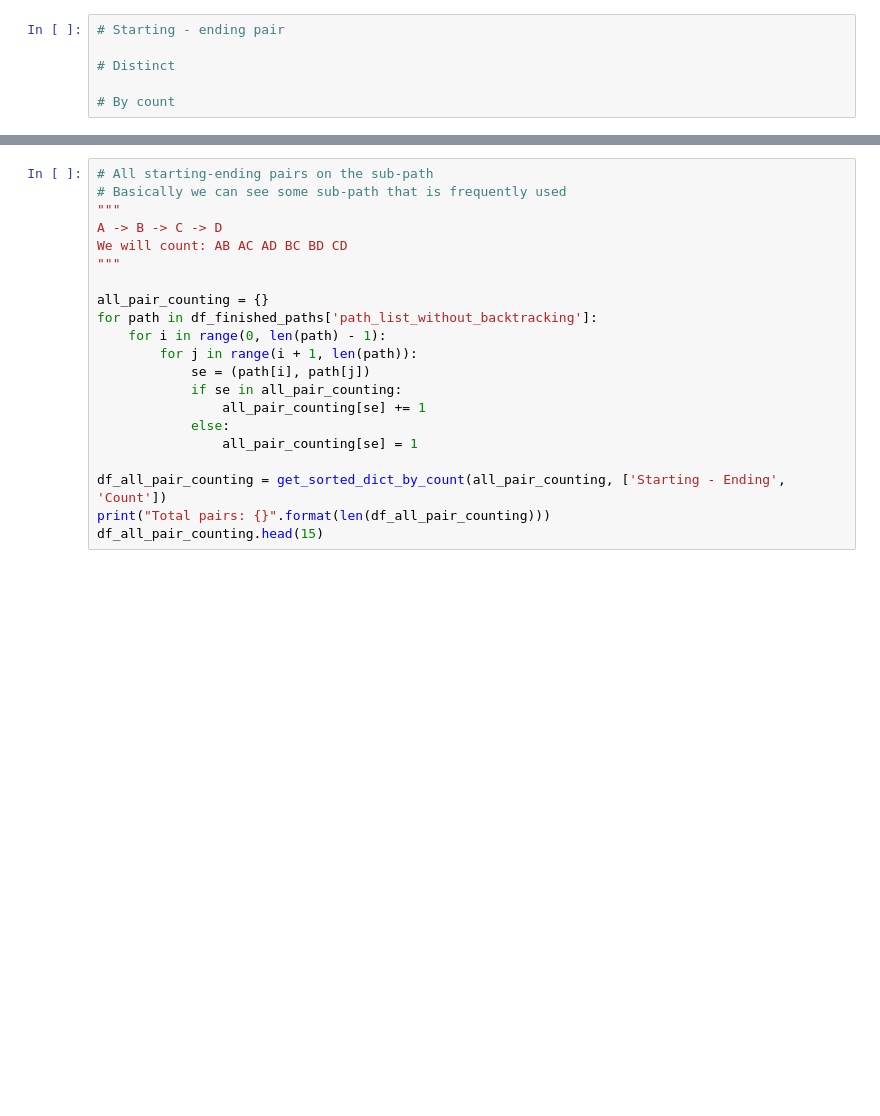
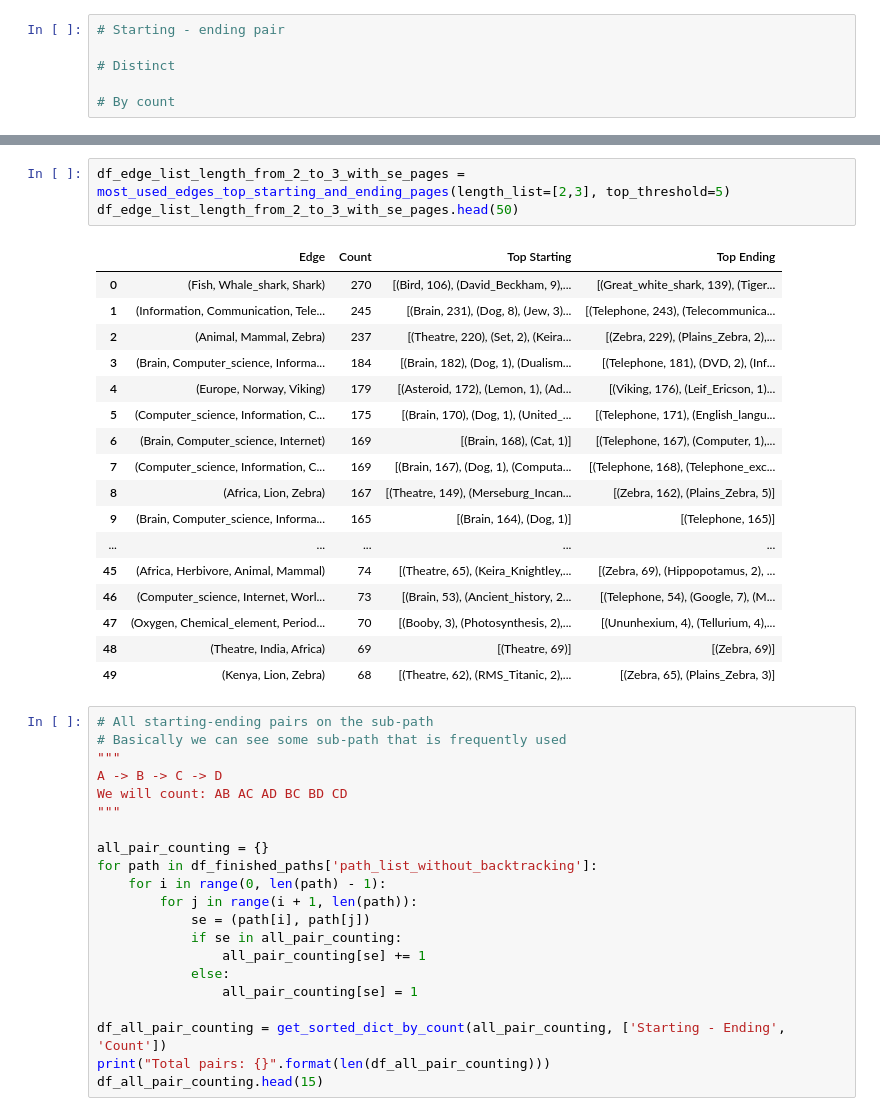
Before and after one commit to epfl-ada/ada-2022-project-hltw, a Jupyter notebook: P2.ipynb, the cells around one changed output, grey strips where cells are left out. Cells and saved outputs as stored; diff of their text form; blank space fills up the shorter version.

```diff
--- a/P2.ipynb
+++ b/P2.ipynb
@@ -476,3 +541,24 @@ df_edge_list_length_3.head(20)
+# %%
+df_edge_list_length_from_2_to_3_with_se_pages = most_used_edges_top_starting_and_ending_pages(length_list=[2,3], top_threshold=5)
+df_edge_list_length_from_2_to_3_with_se_pages.head(50)
+# %% [output]
+|  | Edge | Count | Top Starting | Top Ending |
+| 0 | (Fish, Whale_shark, Shark) | 270 | [(Bird, 106), (David_Beckham, 9),... | [(Great_white_shark, 139), (Tiger... |
+| 1 | (Information, Communication, Tele... | 245 | [(Brain, 231), (Dog, 8), (Jew, 3)... | [(Telephone, 243), (Telecommunica... |
+| 2 | (Animal, Mammal, Zebra) | 237 | [(Theatre, 220), (Set, 2), (Keira... | [(Zebra, 229), (Plains_Zebra, 2),... |
+| 3 | (Brain, Computer_science, Informa... | 184 | [(Brain, 182), (Dog, 1), (Dualism... | [(Telephone, 181), (DVD, 2), (Inf... |
+| 4 | (Europe, Norway, Viking) | 179 | [(Asteroid, 172), (Lemon, 1), (Ad... | [(Viking, 176), (Leif_Ericson, 1)... |
+| 5 | (Computer_science, Information, C... | 175 | [(Brain, 170), (Dog, 1), (United_... | [(Telephone, 171), (English_langu... |
+| 6 | (Brain, Computer_science, Internet) | 169 | [(Brain, 168), (Cat, 1)] | [(Telephone, 167), (Computer, 1),... |
+| 7 | (Computer_science, Information, C... | 169 | [(Brain, 167), (Dog, 1), (Computa... | [(Telephone, 168), (Telephone_exc... |
+| 8 | (Africa, Lion, Zebra) | 167 | [(Theatre, 149), (Merseburg_Incan... | [(Zebra, 162), (Plains_Zebra, 5)] |
+| 9 | (Brain, Computer_science, Informa... | 165 | [(Brain, 164), (Dog, 1)] | [(Telephone, 165)] |
+| ... | ... | ... | ... | ... |
+| 45 | (Africa, Herbivore, Animal, Mammal) | 74 | [(Theatre, 65), (Keira_Knightley,... | [(Zebra, 69), (Hippopotamus, 2), ... |
+| 46 | (Computer_science, Internet, Worl... | 73 | [(Brain, 53), (Ancient_history, 2... | [(Telephone, 54), (Google, 7), (M... |
+| 47 | (Oxygen, Chemical_element, Period... | 70 | [(Booby, 3), (Photosynthesis, 2),... | [(Ununhexium, 4), (Tellurium, 4),... |
+| 48 | (Theatre, India, Africa) | 69 | [(Theatre, 69)] | [(Zebra, 69)] |
+| 49 | (Kenya, Lion, Zebra) | 68 | [(Theatre, 62), (RMS_Titanic, 2),... | [(Zebra, 65), (Plains_Zebra, 3)] |
 # %%
 # All starting-ending pairs on the sub-path
 # Basically we can see some sub-path that is frequently used
```
Also changed, not shown: parts of 8 cells of this notebook.
